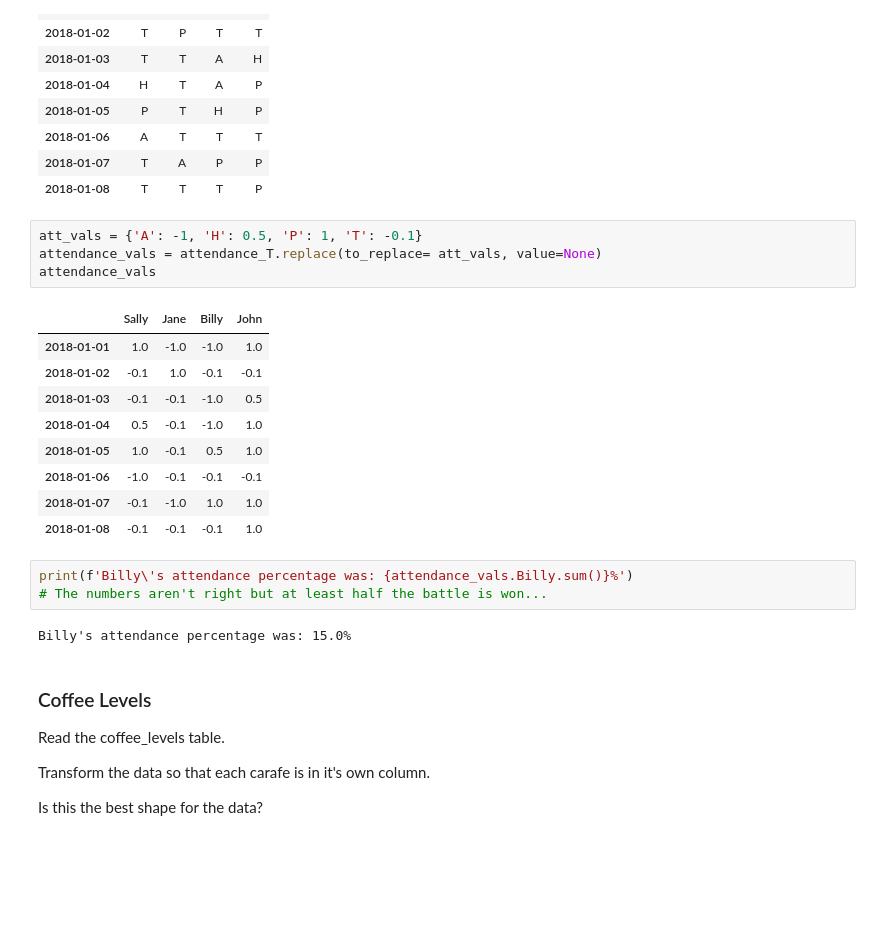
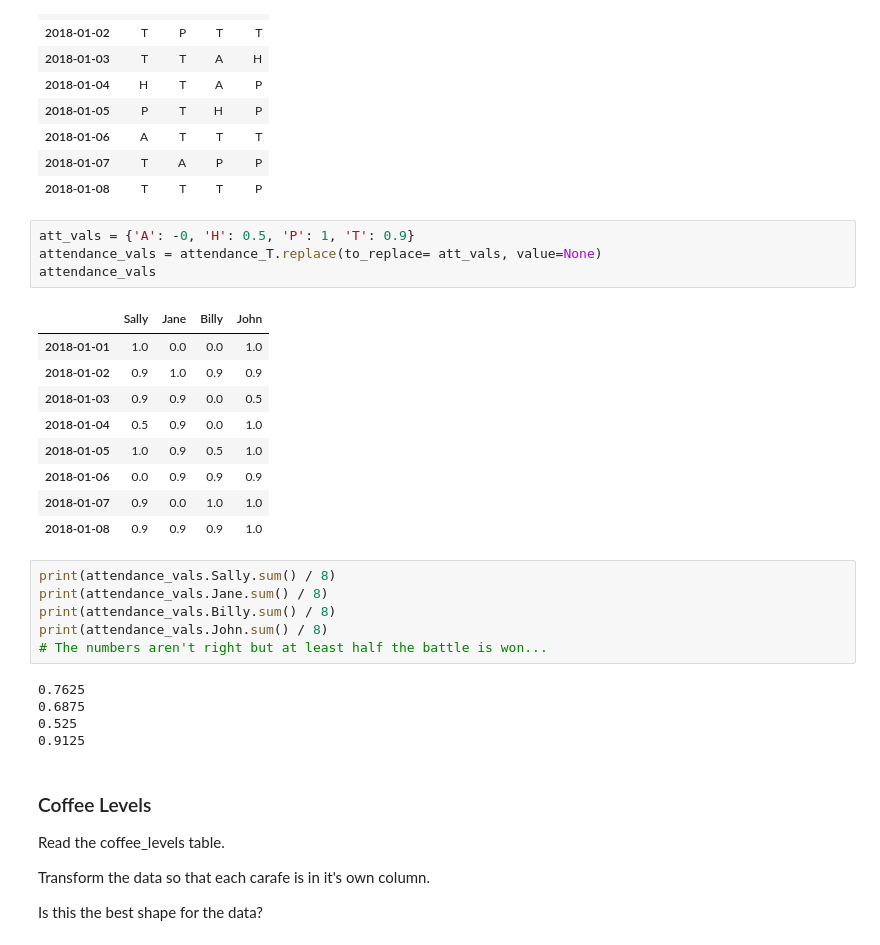
Before and after one commit to tarrencen/classification-exercises, a Jupyter notebook: tidy_data.ipynb, the cells around one changed output. Drawn from its saved outputs; the diff is of its cells as text; blank space fills up the shorter version.

```diff
--- a/tidy_data.ipynb
+++ b/tidy_data.ipynb
@@ -67,24 +67,30 @@ memory usage: 320.0+ bytes
 | 2018-01-07 | T | A | P | P |
 | 2018-01-08 | T | T | T | P |
 # %%
-att_vals = {'A': -1, 'H': 0.5, 'P': 1, 'T': -0.1}
+att_vals = {'A': -0, 'H': 0.5, 'P': 1, 'T': 0.9}
 attendance_vals = attendance_T.replace(to_replace= att_vals, value=None)
 attendance_vals
 # %% [output]
 |  | Sally | Jane | Billy | John |
-| 2018-01-01 | 1.0 | -1.0 | -1.0 | 1.0 |
-| 2018-01-02 | -0.1 | 1.0 | -0.1 | -0.1 |
-| 2018-01-03 | -0.1 | -0.1 | -1.0 | 0.5 |
-| 2018-01-04 | 0.5 | -0.1 | -1.0 | 1.0 |
-| 2018-01-05 | 1.0 | -0.1 | 0.5 | 1.0 |
-| 2018-01-06 | -1.0 | -0.1 | -0.1 | -0.1 |
-| 2018-01-07 | -0.1 | -1.0 | 1.0 | 1.0 |
-| 2018-01-08 | -0.1 | -0.1 | -0.1 | 1.0 |
+| 2018-01-01 | 1.0 | 0.0 | 0.0 | 1.0 |
+| 2018-01-02 | 0.9 | 1.0 | 0.9 | 0.9 |
+| 2018-01-03 | 0.9 | 0.9 | 0.0 | 0.5 |
+| 2018-01-04 | 0.5 | 0.9 | 0.0 | 1.0 |
+| 2018-01-05 | 1.0 | 0.9 | 0.5 | 1.0 |
+| 2018-01-06 | 0.0 | 0.9 | 0.9 | 0.9 |
+| 2018-01-07 | 0.9 | 0.0 | 1.0 | 1.0 |
+| 2018-01-08 | 0.9 | 0.9 | 0.9 | 1.0 |
 # %%
-print(f'Billy\'s attendance percentage was: {attendance_vals.Billy.sum()}%')
+print(attendance_vals.Sally.sum() / 8)
+print(attendance_vals.Jane.sum() / 8)
+print(attendance_vals.Billy.sum() / 8)
+print(attendance_vals.John.sum() / 8)
 # The numbers aren't right but at least half the battle is won...
 # %% [output]
-Billy's attendance percentage was: 15.0%
+0.7625
+0.6875
+0.525
+0.9125
 # %% [markdown]
 ### Coffee Levels
 
```
Also changed, not shown: parts of 8 cells of this notebook.
